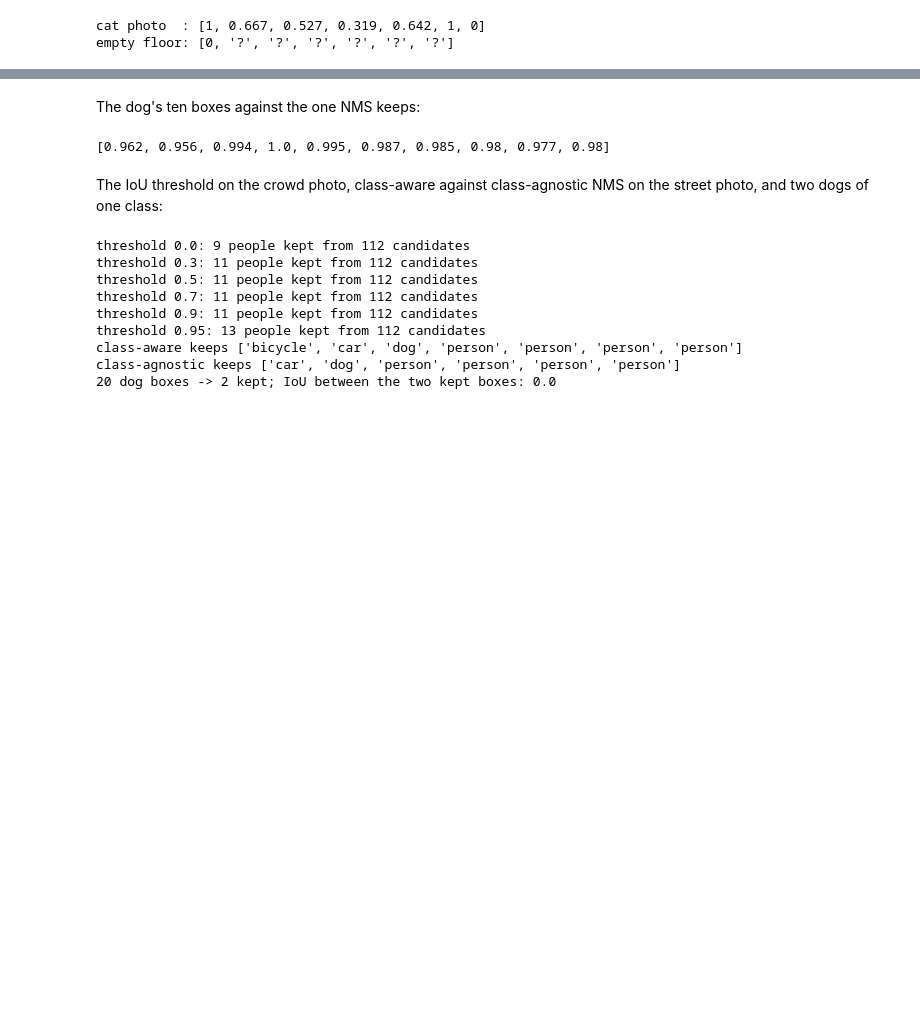
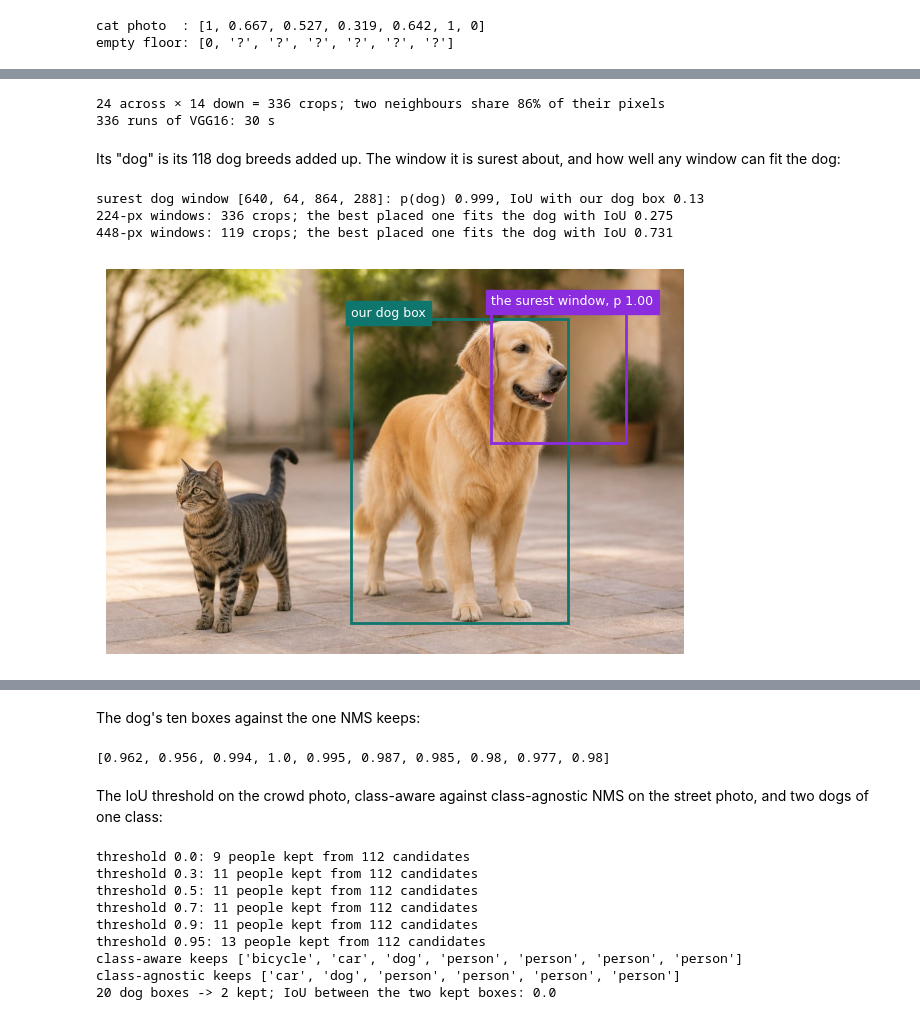
Before and after one commit to nipunbatra/object-detection, a Jupyter notebook: object-detection.ipynb, the cells around one changed output, grey strips where cells are left out. Cells and saved outputs as stored; diff of their text form; code cells hidden in the pictures; blank space fills up the shorter version.

```diff
--- a/object-detection.ipynb
+++ b/object-detection.ipynb
@@ -170,6 +169,7 @@ def box_iou(a, b):              # a: (N, 4), b: (M, 4), corners
     area = lambda x: (x[:, 2:] - x[:, :2]).prod(-1)
     return inter / (area(a)[:, None] + area(b)[None, :] - inter)
 
+iou1 = lambda u, v: float(box_iou(torch.tensor([u], dtype=torch.float), torch.tensor([v], dtype=torch.float)))  # two single boxes
 a, b = torch.tensor([dog], dtype=torch.float), torch.tensor([guess], dtype=torch.float)
 print(box_iou(a, b), torchvision.ops.box_iou(a, b))
 # %% [output]
@@ -272,16 +190,0 @@ The same loss over the whole 30 × 20 grid, with targets built from the annotati
-# %%
-s32 = raw[off:, 4:].clamp(1e-7, 1 - 1e-7)           # (600, 80) class scores
-d32 = raw[off:, :4]
-Y = torch.zeros(600, 80); dist_t = torch.zeros(600, 4); idx = []
-centres = torch.tensor([((c + .5) * 32, (r + .5) * 32) for r in range(20) for c in range(30)])
-for name, label, b in [('dog', 16, dog), ('cat', 15, cat)]:
-    for r, c in pos[name]:
-        i = r * 30 + c; idx.append(i); Y[i, label] = 1
-        cx_, cy_ = centres[i]
-        dist_t[i] = torch.tensor([cx_ - b[0], cy_ - b[1], b[2] - cx_, b[3] - cy_])
-idx = torch.tensor(idx)
-pred_box = torch.cat([d32[:, :2] - d32[:, 2:] / 2, d32[:, :2] + d32[:, 2:] / 2], 1)
-dist = torch.cat([centres - pred_box[:, :2], pred_box[:, 2:] - centres], 1)
-cls_loss = F.binary_cross_entropy(s32, Y, reduction='sum')
-box_loss = (dist[idx] - dist_t[idx]).abs().sum() / 32   # in cells
-print(f'{len(idx)} positives | class loss {cls_loss:.3f} | box loss {box_loss:.3f} cells | per positive {(cls_loss + box_loss) / len(idx):.3f}')
@@ -331,0 +228,34 @@ potted plant  0.290
+# %%
+from torchvision.models import vgg16, VGG16_Weights
+vgg = vgg16(weights=VGG16_Weights.IMAGENET1K_V1).eval()
+mean, std = torch.tensor([0.485, 0.456, 0.406])[:, None, None], torch.tensor([0.229, 0.224, 0.225])[:, None, None]
+xv = (torch.from_numpy(np.array(photo('cat-dog'))).permute(2, 0, 1).float() / 255 - mean) / std
+size, step = 224, 32
+rows, cols = (640 - size) // step + 1, (960 - size) // step + 1
+print(f'{cols} across × {rows} down = {rows * cols} crops; two neighbours share {(size - step) / size:.0%} of their pixels')
+crops = torch.stack([xv[:, r * step:r * step + size, c * step:c * step + size] for r in range(rows) for c in range(cols)])
+t0 = time.perf_counter()
+p_crops = torch.cat([vgg(crops[i:i + 16]).softmax(1) for i in range(0, len(crops), 16)])
+print(f'{len(crops)} runs of VGG16: {time.perf_counter() - t0:.0f} s')
+assert len(crops) == S['convwin']['n']
+# %% [output]
+24 across × 14 down = 336 crops; two neighbours share 86% of their pixels
+336 runs of VGG16: 30 s
+# %% [markdown]
+Its "dog" is its 118 dog breeds added up. The window it is surest about, and how well any window can fit the dog:
+# %%
+p_dog = p_crops[:, 151:269].sum(1)
+k = int(p_dog.argmax()); r_, c_ = divmod(k, cols)
+surest = [c_ * step, r_ * step, c_ * step + size, r_ * step + size]
+print(f'surest dog window {surest}: p(dog) {float(p_dog[k]):.3f}, IoU with our dog box {iou1(surest, dog):.2f}')
+for s_ in (224, 448):
+    wins = [[x0, y0, x0 + s_, y0 + s_] for x0 in range(0, 960 - s_ + 1, 32) for y0 in range(0, 640 - s_ + 1, 32)]
+    print(f'{s_}-px windows: {len(wins)} crops; the best placed one fits the dog with IoU {max(iou1(w_, dog) for w_ in wins):.3f}')
+show('cat-dog', [dog, surest], ['our dog box', f'the surest window, p {float(p_dog[k]):.2f}'], colors=['#0F766E', '#8B2CDE']);
+assert iou1(surest, dog) < S['windows']['best_dog']['iou'] == round(224 * 224 / area(dog), 3)
+assert abs(iou1(surest, dog) - S['convwin']['best_dog']['iou']) < 0.05     # several windows score 0.99x; any of them is a poor box
+# %% [output]
+surest dog window [640, 64, 864, 288]: p(dog) 0.999, IoU with our dog box 0.13
+224-px windows: 336 crops; the best placed one fits the dog with IoU 0.275
+448-px windows: 119 crops; the best placed one fits the dog with IoU 0.731
+[figure, added]
```
Also changed, not shown: parts of 87 cells of this notebook, 11 other files.
